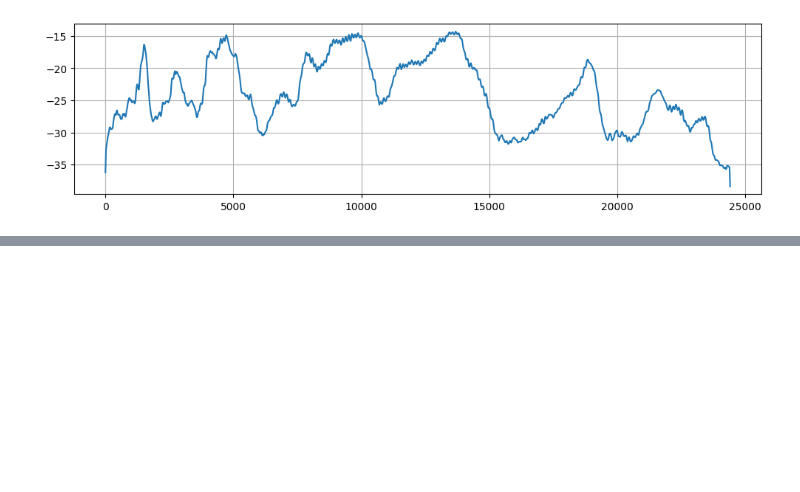
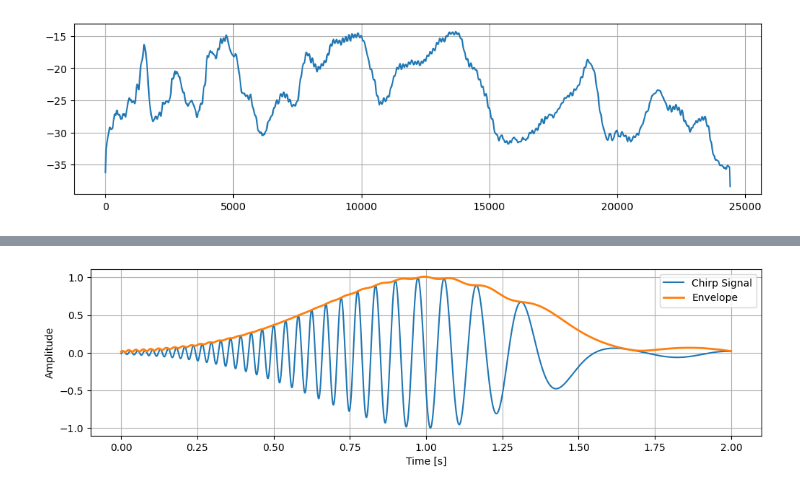
Before and after one commit to idloea/nasa-bearings, a Jupyter notebook: notebooks/frequency_domain.ipynb, the cells around one changed output, grey strips where cells are left out. Drawn from its saved outputs; the diff is of its cells as text; code cells hidden in the pictures; blank space fills up the shorter version.

Commit message:
Add envelope functionality

```diff
--- a/notebooks/frequency_domain.ipynb
+++ b/notebooks/frequency_domain.ipynb
@@ -166,0 +167,28 @@ plt.show();
+# %%
+from scipy.signal import chirp
+
+# Sampling parameters
+fs = 2000
+t = np.arange(0, 2, 1/fs)
+
+# Generate the quadratic convex chirp
+# t-2 matches the time offset in MATLAB
+# f0=4Hz at t=0, f1=6Hz at t=0.5
+q_chirp = chirp(t - 2, f0=4, t1=0.5, f1=6, method='quadratic', vertex_zero=False)
+
+# Apply the Gaussian window: exp(-4 * (t-1)^2)
+gaussian_window = np.exp(-4 * (t - 1)**2)
+q = q_chirp * gaussian_window
+# %%
+envelope = signals.envelope(y=q)
+# %%
+plt.figure(figsize=(12, 3))
+plt.plot(t, q, label='Chirp Signal')
+plt.plot(t, envelope, label='Envelope', linewidth=2)
+plt.xlabel('Time [s]')
+plt.ylabel('Amplitude')
+plt.legend()
+plt.grid()
+plt.show();
+# %% [output]
+[figure, added]
```
Also changed, not shown: parts of 3 cells of this notebook, 2 other files.
